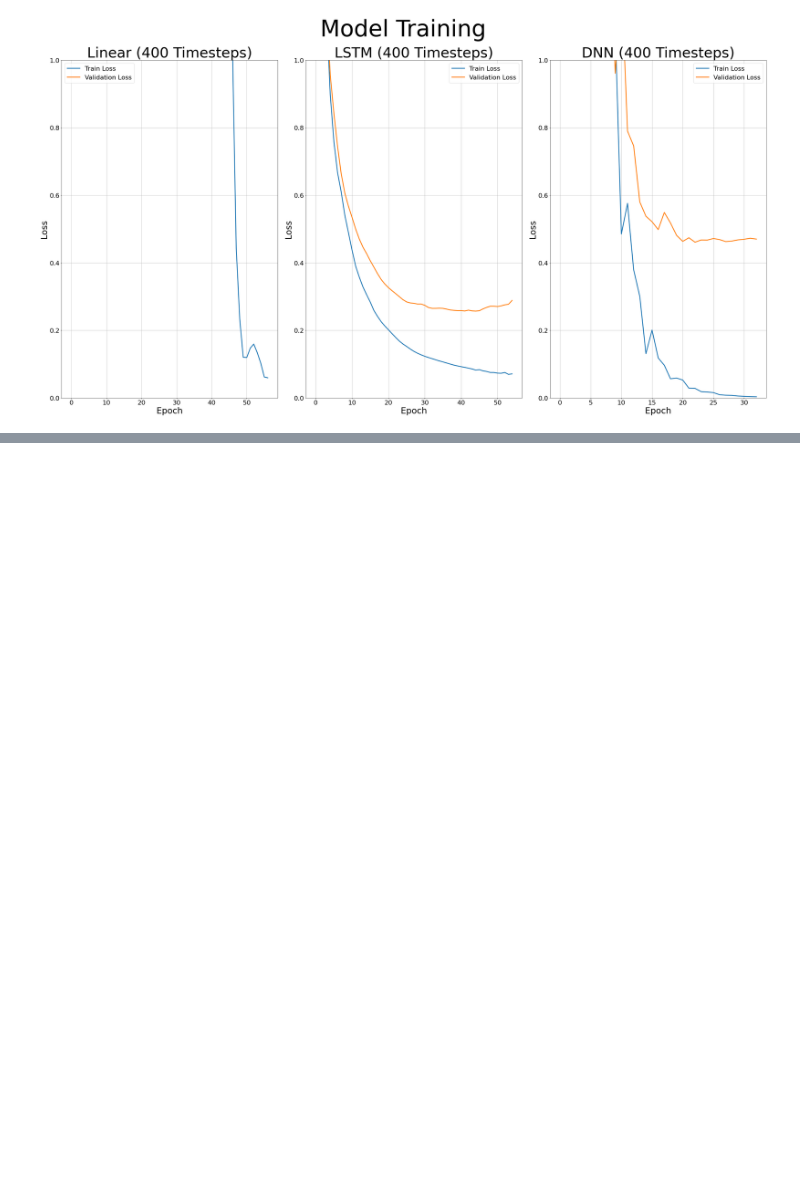
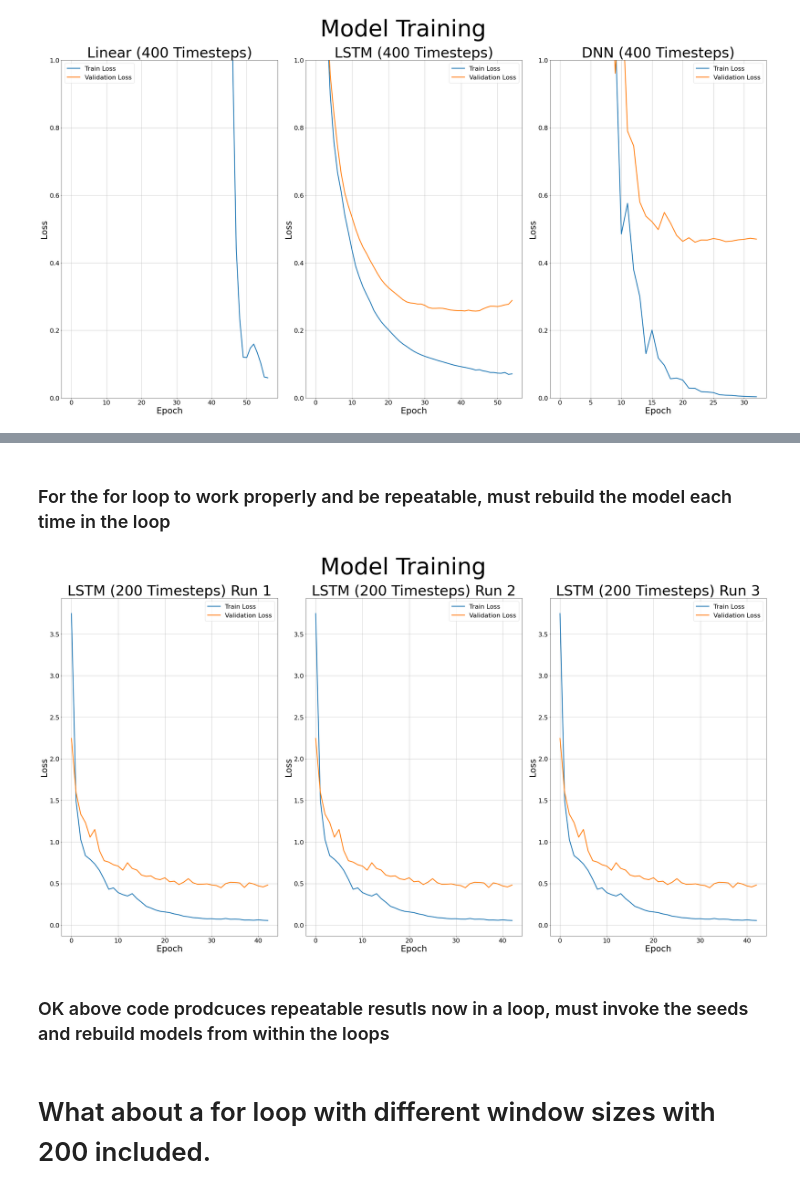
Before and after one commit to epic-research-group/das-to-discharge, a Jupyter notebook: ml_randomness_testing.ipynb, the cells around one changed output, grey strips where cells are left out. Cells and saved outputs as stored; diff of their text form; code cells hidden in the pictures; blank space fills up the shorter version.

```diff
--- a/ml_randomness_testing.ipynb
+++ b/ml_randomness_testing.ipynb
@@ -152,0 +162,4 @@ plt.show()
+# %%
+linear_model, lstm_model, dnn_model,  df_all_chan,input_columns  = d2d.import_data(filename = "/data/fast0/datasets/Rhone_data_continuous_highpass.h5")
+
+da = df_all_chan.to_numpy()
@@ -152,0 +252,4 @@ plt.show()
+# %%
+history = {}
+val_performance = {}
+performance = {}
@@ -152,0 +303,37 @@ plt.show()
+# %% [markdown]
+### For the for loop to work properly and be repeatable, must rebuild the model each time in the loop
+# %%
+import matplotlib
+import matplotlib.pyplot as plt
+
+matplotlib.rcParams.update({'font.size': 22})
+
+fig, (ax0,ax1,ax2) = plt.subplots(nrows=1,
+                                                     ncols=3,
+                                                     sharey=False,
+                                                     sharex=False,
+                                                     figsize=(36,20))
+fig.patch.set_facecolor('white')
+
+for ax, hist, title in zip((ax0,ax1,ax2), ('lstm_200_1','lstm_200_2','lstm_200_3'),
+                           ('LSTM (200 Timesteps) Run 1','LSTM (200 Timesteps) Run 2','LSTM (200 Timesteps) Run 3')):
+    ax.plot(history[hist].history['loss'], label='Train Loss',linewidth=3)
+    ax.plot(history[hist].history['val_loss'], label='Validation Loss',linewidth=3)
+    ax.grid(True)
+    ax.legend()
+    ax.set_title(title,size=50)
+    ax.set_ylabel('Loss', size=30)
+    ax.set_xlabel('Epoch', size=30)
+    #ax.set_ylim([0,1])
+    #ax.set_xlim([0,45])
+
+fig.suptitle('Model Training', fontsize = 80)
+
+plt.tight_layout()
+plt.show()
+# %% [output]
+[figure, added]
+# %% [markdown]
+### OK above code prodcuces repeatable resutls now in a loop, must invoke the seeds and rebuild models from within the loops
+# %% [markdown]
+# What about a for loop with different window sizes with 200 included.
```
Also changed, not shown: parts of 18 cells of this notebook, 3 other files.
